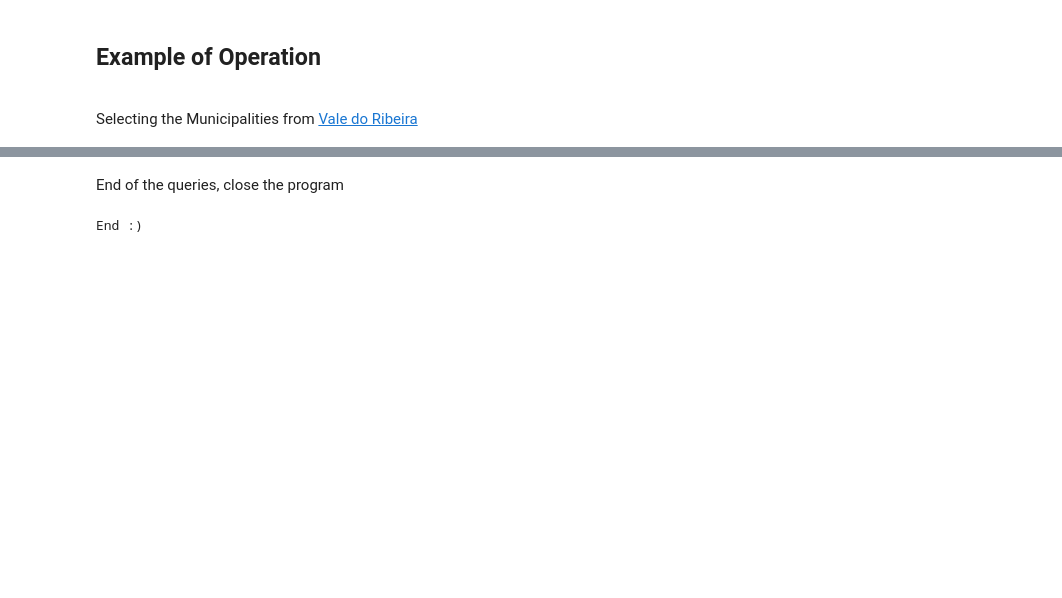
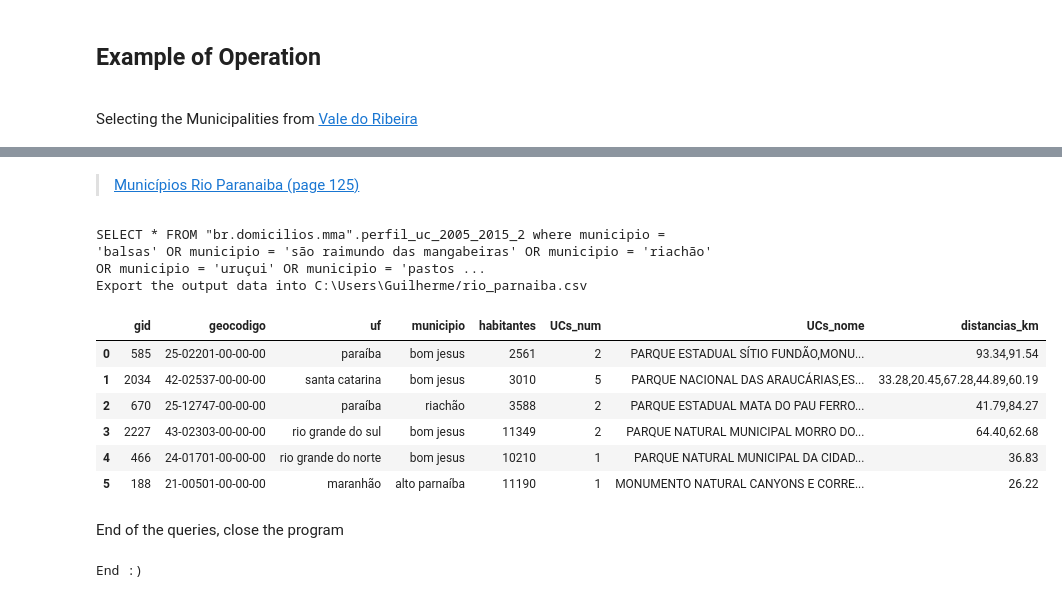
Before and after one commit to halen48/Protected-Areas-Selection, a Jupyter notebook: PARSEC - Find PA.ipynb, the cells around one changed output, grey strips where cells are left out. Drawn from its saved outputs; the diff is of its cells as text; code cells hidden in the pictures; blank space fills up the shorter version.

```diff
--- a/PARSEC - Find PA.ipynb
+++ b/PARSEC - Find PA.ipynb
@@ -374,3 +471,26 @@ Export the output data into C:\Users\Guilherme/vale_do_ribeira.csv
+# %% [markdown]
+><a href="https://www.mma.gov.br/estruturas/161/_publicacao/161_publicacao03032011023605.pdf">Municípios Rio Paranaiba (page 125)</a>
+# %%
+rio_parnaiba = [
+    'Balsas','São Raimundo das Mangabeiras','Riachão',
+    'Uruçui','Pastos Bons','Alto Parnaíba','Corrente',
+    'Bom Jesus','Monte Alegre do Piauí','Floriano',
+    'Barão de Grajaú','Itauira','Picos','Oeiras',
+    'São Raimundo Nonato','Teresina','Timon','Crateús',
+    'Parnaíba','Piripiri','Campo Maior'
+]
+export_csv_municipios(rio_parnaiba,'rio_parnaiba.csv')
+pandas.read_csv('rio_parnaiba.csv', delimiter = ';', encoding='latin-1')
+# %% [output]
+SELECT * FROM "br.domicilios.mma".perfil_uc_2005_2015_2 where municipio = 'balsas' OR municipio = 'são raimundo das mangabeiras' OR municipio = 'riachão' OR municipio = 'uruçui' OR municipio = 'pastos ...
+Export the output data into C:\Users\Guilherme/rio_parnaiba.csv
+|  | gid | geocodigo | uf | municipio | habitantes | UCs_num | UCs_nome | distancias_km |
+| 0 | 585 | 25-02201-00-00-00 | paraíba | bom jesus | 2561 | 2 | PARQUE ESTADUAL SÍTIO FUNDÃO,MONU... | 93.34,91.54 |
+| 1 | 2034 | 42-02537-00-00-00 | santa catarina | bom jesus | 3010 | 5 | PARQUE NACIONAL DAS ARAUCÁRIAS,ES... | 33.28,20.45,67.28,44.89,60.19 |
+| 2 | 670 | 25-12747-00-00-00 | paraíba | riachão | 3588 | 2 | PARQUE ESTADUAL MATA DO PAU FERRO... | 41.79,84.27 |
+| 3 | 2227 | 43-02303-00-00-00 | rio grande do sul | bom jesus | 11349 | 2 | PARQUE NATURAL MUNICIPAL MORRO DO... | 64.40,62.68 |
+| 4 | 466 | 24-01701-00-00-00 | rio grande do norte | bom jesus | 10210 | 1 | PARQUE NATURAL MUNICIPAL DA CIDAD... | 36.83 |
+| 5 | 188 | 21-00501-00-00-00 | maranhão | alto parnaíba | 11190 | 1 | MONUMENTO NATURAL CANYONS E CORRE... | 26.22 |
 # %% [markdown]
 End of the queries, close the program
 # %%
```
Also changed, not shown: parts of 5 cells of this notebook.
